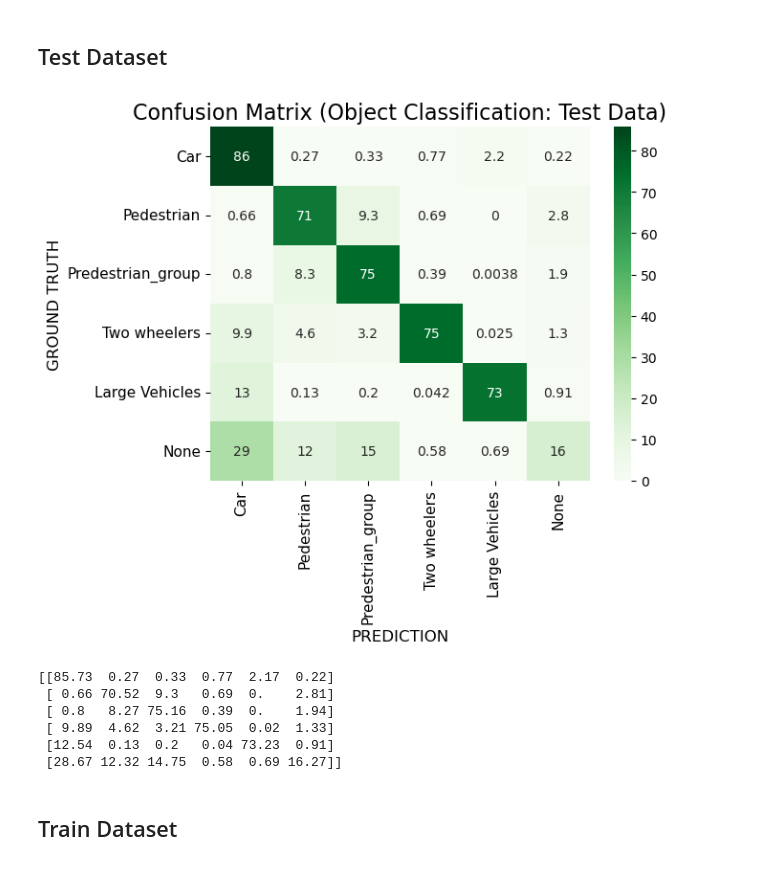
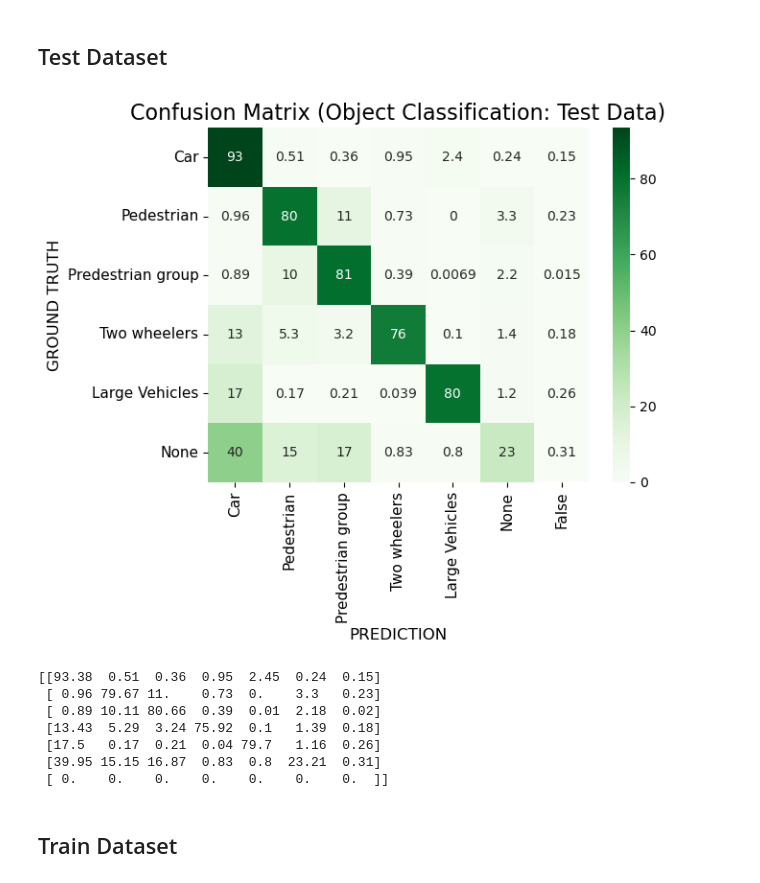
Before and after one commit to UditBhaskar19/GRAPH_NEURAL_NETWORK_FOR_RADAR_PERCEPTION, a Jupyter notebook: performance_eval_detection.ipynb, the cells around one changed output. Cells and saved outputs as stored; diff of their text form; code cells hidden in the pictures.

```diff
--- a/performance_eval_detection.ipynb
+++ b/performance_eval_detection.ipynb
@@ -49,9 +49,11 @@ detector.set_param_for_proposal_extraction(clustering_eps)
 labels_to_id_dict = compute_new_labels_to_id_dict()
 old_to_new_label_id_map = compute_old_to_new_label_id_map()
 
-cluster_size_threshold = 2
+cluster_size_threshold = 1
 
-pred_gt_association_eps = 1.0
+pred_gt_association_eps_inv_iou = 1 - 0.3
+pred_gt_association_eps_l2_norm = 1.0
+pred_gt_association_eps = pred_gt_association_eps_inv_iou
 
 CLASS_NAMES = ['CAR', 'PEDESTRIAN', 'PEDESTRIAN_GROUP', 'TWO_WHEELER', 'LARGE_VEHICLE', 'NONE', 'FALSE']
 # %% [output]
@@ -130,44 +132,45 @@ gt_count_matrix_sum = np.zeros((config_obj.num_classes, ), dtype=np.uint64)
 confusion_matrix_sum = np.zeros((config_obj.num_classes, config_obj.num_classes), dtype=np.uint64)
 
 for sequence_name in test_sequence_names:
 
     file_path = os.path.join(save_model_performance_root_dir, sequence_name + '.json')
     with open(file_path, 'r') as file:
         performance = json.load(file)
 
     confusion_matrix_sum += np.array(performance['confusion_matrix'], dtype=np.uint64)
     gt_count_matrix_sum += np.array(performance['gt_count_matrix'], dtype=np.uint64)
 
 
 detection_rates = np.zeros(confusion_matrix_sum.shape, dtype=np.float32)
 for i in range(gt_count_matrix_sum.shape[0]):
     num_gt = gt_count_matrix_sum[i]
     if num_gt > 0: detection_rates[i, :] = confusion_matrix_sum[i, :] / num_gt * 100
     else: detection_rates[i, :] = 0.0
 
 import seaborn as sns
 import matplotlib.pyplot as plt
 
-CLASS_NAMES = ['Car', 'Pedestrian', 'Predestrian_group', 'Two wheelers', 'Large Vehicles', 'None']
-hmap = sns.heatmap(data=detection_rates[:-1, :-1], annot=True, cmap='Greens')
+CLASS_NAMES = ['Car', 'Pedestrian', 'Predestrian group', 'Two wheelers', 'Large Vehicles', 'None', 'False']
+hmap = sns.heatmap(data=detection_rates[:-1, :], annot=True, cmap='Greens')
 hmap.set_title('Confusion Matrix (Object Classification: Test Data)', size=16)
 hmap.set_xlabel('PREDICTION', size=12)
 hmap.set_ylabel('GROUND TRUTH', size=12)
 hmap.xaxis.set_ticklabels(CLASS_NAMES, rotation=90, size=11)
-hmap.yaxis.set_ticklabels(CLASS_NAMES, rotation=0, size=11)
+hmap.yaxis.set_ticklabels(CLASS_NAMES[:-1], rotation=0, size=11)
 fig = hmap.get_figure()
 plt.show()
 
 np.set_printoptions(suppress=True, precision=2)
-print(detection_rates[:-1, :-1])
+print(detection_rates)
 # %% [output]
-[figure, old version]
+[figure, new version]
-[[85.73  0.27  0.33  0.77  2.17  0.22]
- [ 0.66 70.52  9.3   0.69  0.    2.81]
- [ 0.8   8.27 75.16  0.39  0.    1.94]
- [ 9.89  4.62  3.21 75.05  0.02  1.33]
- [12.54  0.13  0.2   0.04 73.23  0.91]
- [28.67 12.32 14.75  0.58  0.69 16.27]]
+[[93.38  0.51  0.36  0.95  2.45  0.24  0.15]
+ [ 0.96 79.67 11.    0.73  0.    3.3   0.23]
+ [ 0.89 10.11 80.66  0.39  0.01  2.18  0.02]
+ [13.43  5.29  3.24 75.92  0.1   1.39  0.18]
+ [17.5   0.17  0.21  0.04 79.7   1.16  0.26]
+ [39.95 15.15 16.87  0.83  0.8  23.21  0.31]
+ [ 0.    0.    0.    0.    0.    0.    0.  ]]
 # %% [markdown]
 ## Train Dataset
 # %%
```
Also changed, not shown: parts of 1 cell of this notebook, 2 other files.
